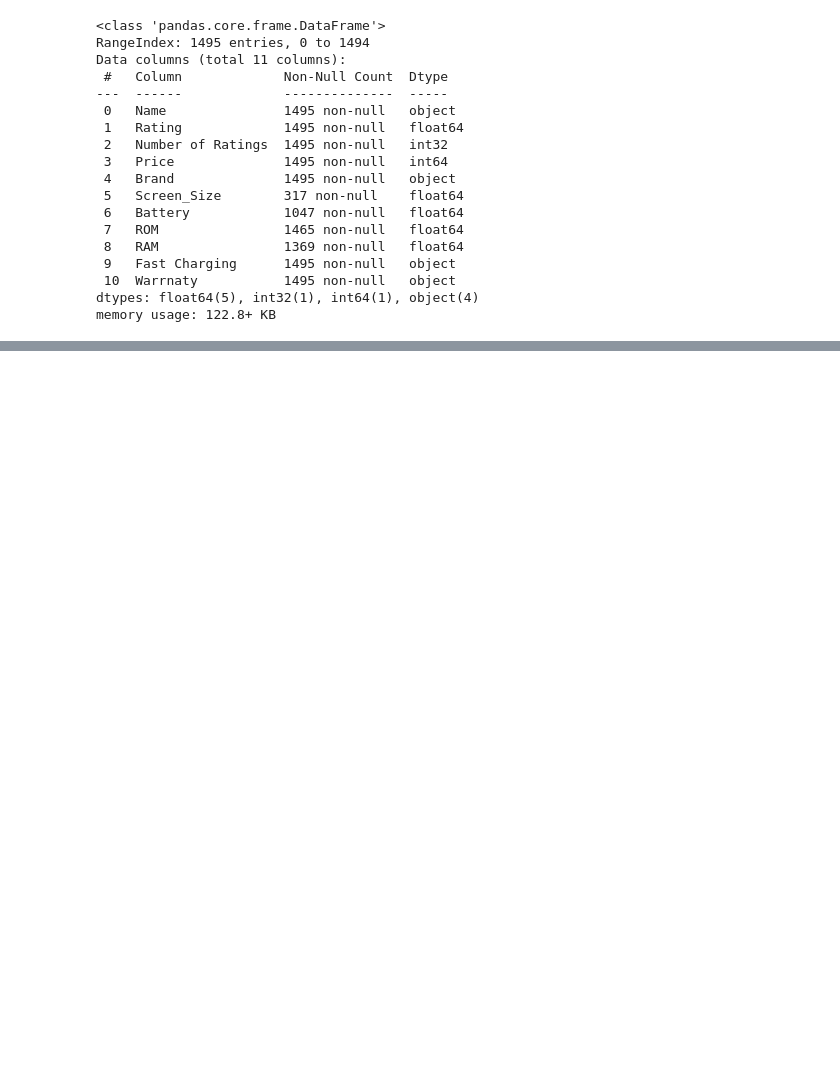
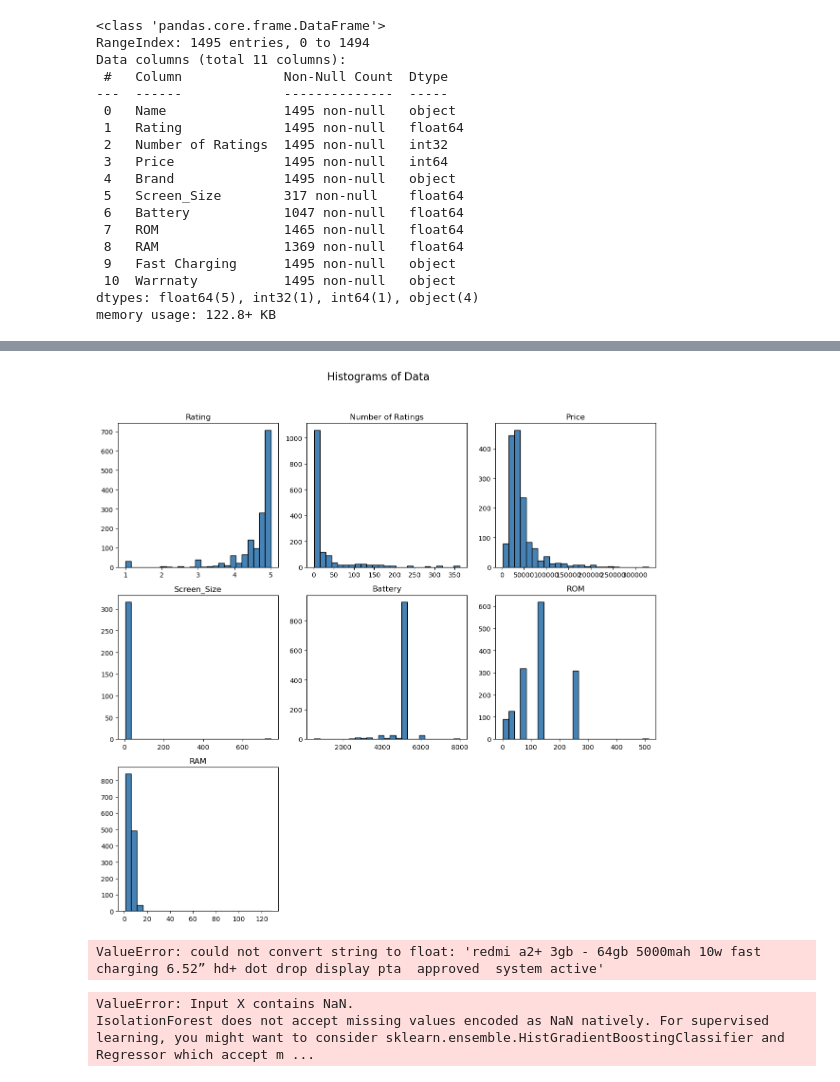
Before and after one commit to AbdulRafay03/Daraz-Moblies-Price-Prediction, a Jupyter notebook: daraz_phones.ipynb, the cells around one changed output, grey strips where cells are left out. Saved outputs shown, nothing was run; the diff lists cells and outputs as text; code cells hidden in the pictures; blank space fills up the shorter version.

```diff
--- a/daraz_phones.ipynb
+++ b/daraz_phones.ipynb
@@ -43,9 +65,3 @@ df['Name']
 1493    tecno spark go 2024 , 4gb ram 64gb rom , back ...
 1494    itel a27 4g || 2gb ram 32gb rom || 4000mah bat...
 Name: Name, Length: 1495, dtype: object
-# %%
-def brand(input):
-    return re.sub(r'\.', '', input.split()[0])
-
-df['Brand'] = df['Name'].apply(brand)
-df['Brand'].unique()
@@ -151,0 +266,20 @@ memory usage: 122.8+ KB
+# %%
+df.hist(bins = 25, color='steelblue', edgecolor='black', grid=False , figsize = (12, 12) )
+# Add titles and labels
+plt.suptitle('Histograms of Data', fontsize=16)
+plt.tight_layout(rect=[0, 0, 1, 0.95])  # Adjust spacing between subplots
+plt.xlabel('Value', fontsize=12)
+plt.ylabel('Frequency', fontsize=12)
+
+# Modify tick font size
+plt.xticks(fontsize=10)
+plt.yticks(fontsize=10)
+
+# Remove outer spines
+for spine in plt.gca().spines.values():
+    spine.set_visible(False)
+
+
+plt.show()
+# %% [output]
+[figure, added]
@@ -151,0 +296,17 @@ memory usage: 122.8+ KB
+# %%
+from sklearn.impute import KNNImputer
+imputer = KNNImputer(n_neighbors=2)
+imputer.fit_transform(df)
+# %% [output]
+ValueError: could not convert string to float: 'redmi a2+ 3gb - 64gb 5000mah 10w fast charging 6.52” hd+ dot drop display pta  approved  system active'
+# %%
+feature = ['Rating','Number of Ratings','Price','Screen_Size','Battery',	'ROM','RAM']
+
+from sklearn.ensemble import IsolationForest
+IF = IsolationForest(contamination=0.1 , random_state=42)
+IF.fit(df[feature])
+df['anomaly_scores'] = IF.decision_function(df[feature])
+df['anomaly'] = IF.predict(df[feature])
+# %% [output]
+ValueError: Input X contains NaN.
+IsolationForest does not accept missing values encoded as NaN natively. For supervised learning, you might want to consider sklearn.ensemble.HistGradientBoostingClassifier and Regressor which accept m ...
```
Also changed, not shown: parts of 9 cells of this notebook.
